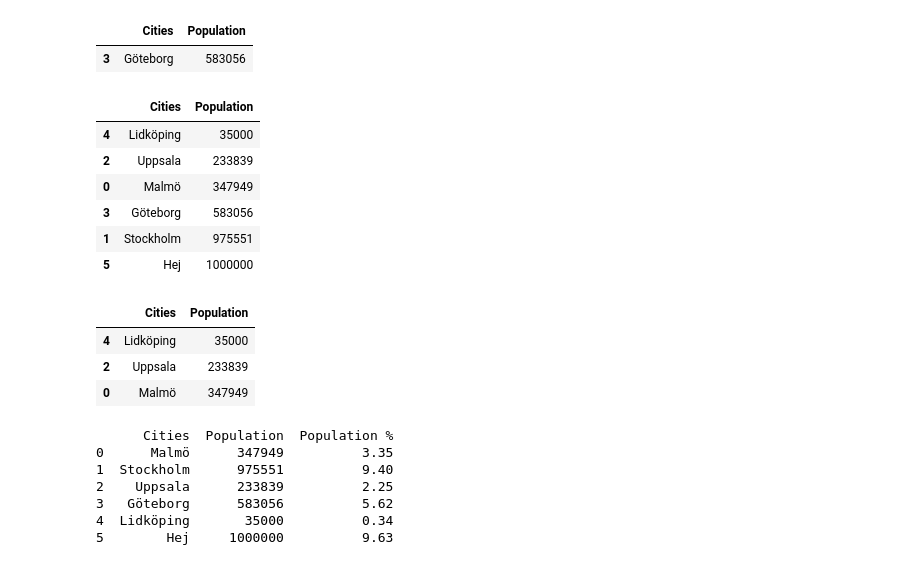
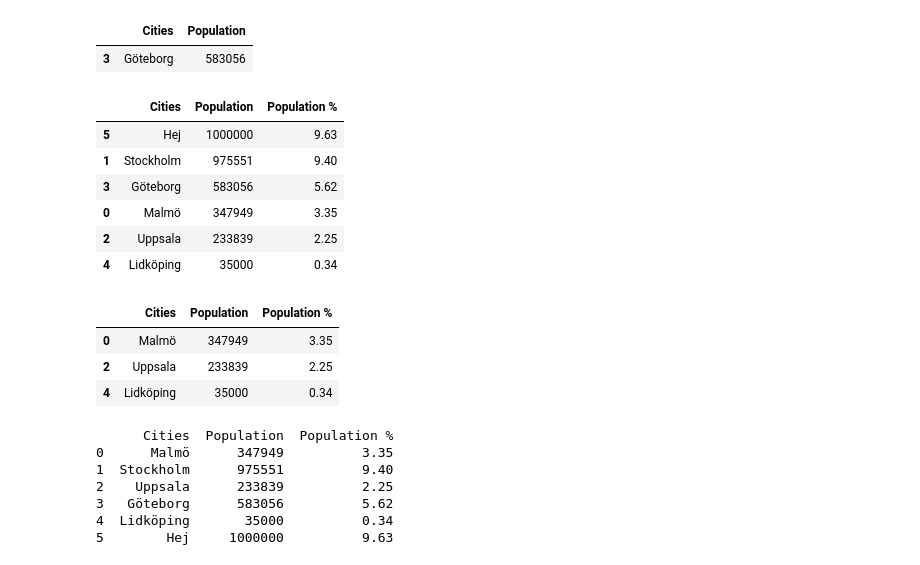
Before and after one commit to SandraAnder/Python-Sandra-Andersson-OPA23, a Jupyter notebook: excercise/data_handling.ipynb, the cells around one changed output. Cells and saved outputs as stored; diff of their text form; code cells hidden in the pictures.

```diff
--- a/excercise/data_handling.ipynb
+++ b/excercise/data_handling.ipynb
@@ -22,24 +22,24 @@ data_g
 |  | Cities | Population |
 | 3 | Göteborg | 583056 |
 # %%
-data_sort = df.sort_values(by="Population")
+data_sort = df.sort_values(by="Population", ascending=False)
 
 data_sort
 # %% [output]
-|  | Cities | Population |
-| 4 | Lidköping | 35000 |
-| 2 | Uppsala | 233839 |
-| 0 | Malmö | 347949 |
-| 3 | Göteborg | 583056 |
-| 1 | Stockholm | 975551 |
-| 5 | Hej | 1000000 |
+|  | Cities | Population | Population % |
+| 5 | Hej | 1000000 | 9.63 |
+| 1 | Stockholm | 975551 | 9.40 |
+| 3 | Göteborg | 583056 | 5.62 |
+| 0 | Malmö | 347949 | 3.35 |
+| 2 | Uppsala | 233839 | 2.25 |
+| 4 | Lidköping | 35000 | 0.34 |
 # %%
-data_sort[:-3]
+data_sort[3:]
 # %% [output]
-|  | Cities | Population |
-| 4 | Lidköping | 35000 |
-| 2 | Uppsala | 233839 |
-| 0 | Malmö | 347949 |
+|  | Cities | Population | Population % |
+| 0 | Malmö | 347949 | 3.35 |
+| 2 | Uppsala | 233839 | 2.25 |
+| 4 | Lidköping | 35000 | 0.34 |
 # %%
 df['Population %'] = round((df['Population'] / 10379295) * 100, 2)
 
```
Also changed, not shown: 3 other files.
